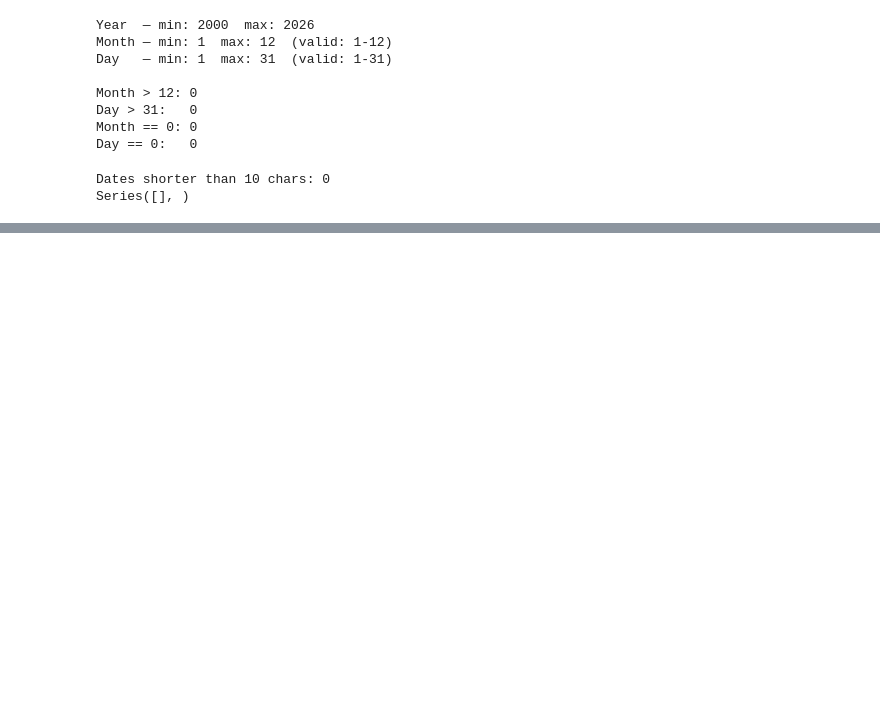
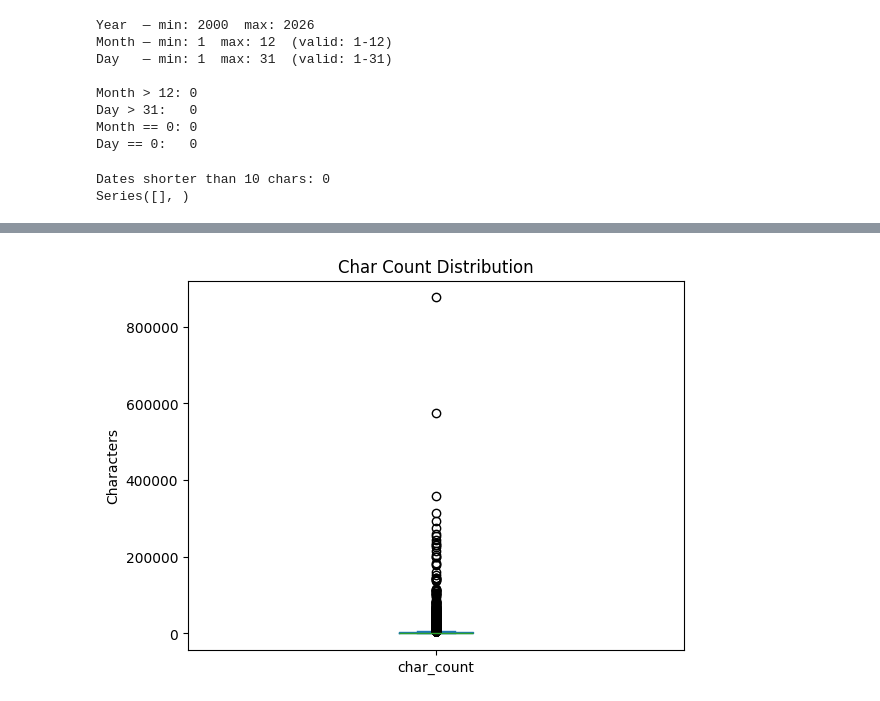
Before and after one commit to Swkratis210204/TextDataInEconomics, a Jupyter notebook: phase1/phase1.ipynb, the cells around one changed output, grey strips where cells are left out. Drawn from its saved outputs; the diff is of its cells as text; code cells hidden in the pictures; blank space fills up the shorter version.

Commit message:
boxplot and char threshold

```diff
--- a/phase1/phase1.ipynb
+++ b/phase1/phase1.ipynb
@@ -188,3 +188,12 @@ print(short.value_counts().to_string())
 # %% [output]
 Dates shorter than 10 chars: 0
 Series([], )
+# %%
+df['date'] = pd.to_datetime(df['date'], format='%Y-%m-%d', errors='coerce').dt.strftime('%d/%m/%Y')
+
+print(f"NaN / NaT:    {df['date'].isna().sum()}")
+print(f"'nan' string: {(df['date'] == 'nan').sum()}")
+print(f"empty '':     {(df['date'] == '').sum()}")
+print(f"len != 10:    {(df['date'].str.len() != 10).sum()}")
+print(f"\nSample:")
+print(df['date'].head(5).to_string())
@@ -190,0 +221,6 @@ Series([], )
+# %%
+df['char_count'].plot(kind='box', title='Char Count Distribution')
+plt.ylabel('Characters')
+plt.show()
+# %% [output]
+[figure, added]
```
Also changed, not shown: parts of 4 cells of this notebook.
